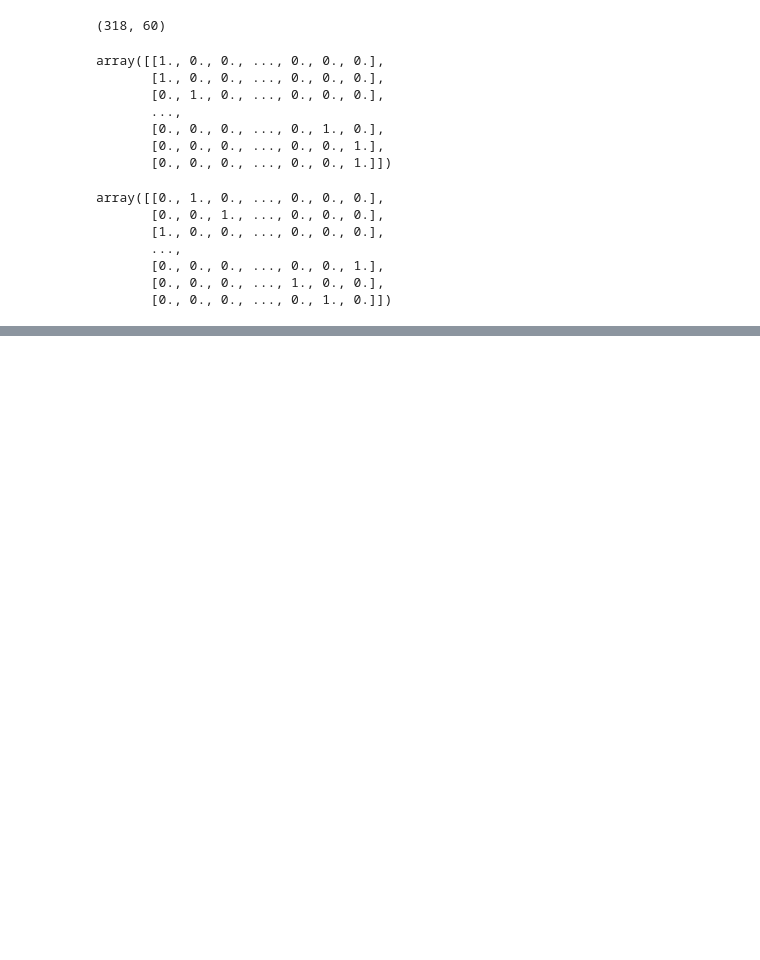
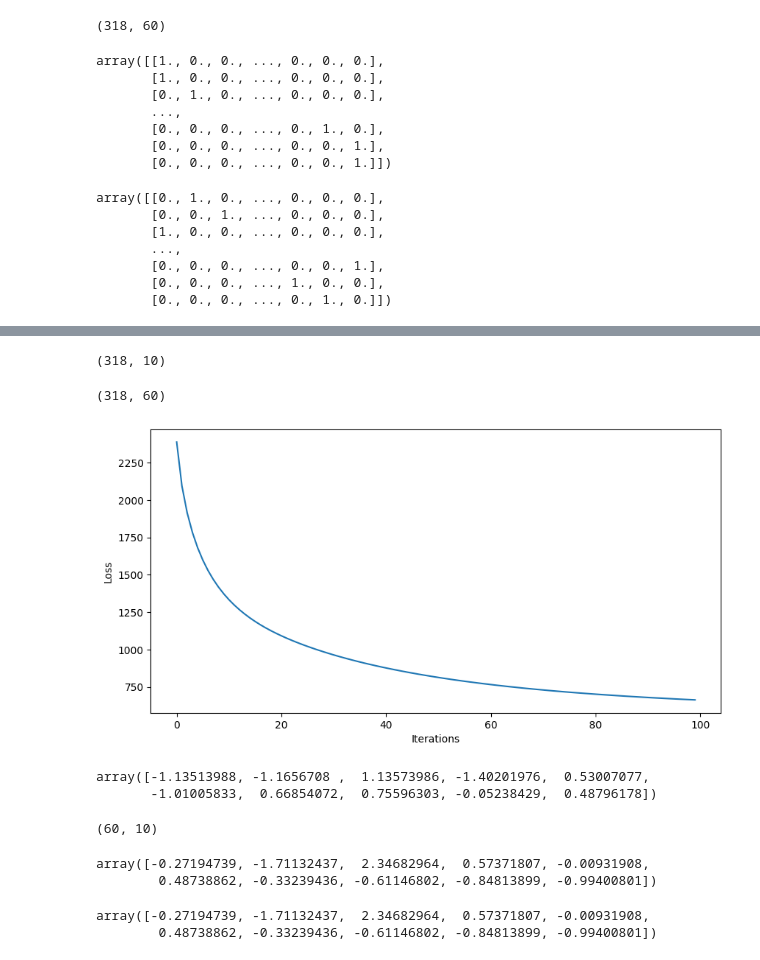
Before and after one commit to Arnava-03/word2vec_implementation, a Jupyter notebook: w2v_implementation.ipynb, the cells around one changed output, grey strips where cells are left out. Saved outputs shown, nothing was run; the diff lists cells and outputs as text; code cells hidden in the pictures; blank space fills up the shorter version.

Commit message:
Model training, similarity of embeddings

```diff
--- a/w2v_implementation.ipynb
+++ b/w2v_implementation.ipynb
@@ -145,0 +161,64 @@ array([[0., 1., 0., ..., 0., 0., 0.],
+# %%
+def forwardpass(model, X, return_cache = True):
+  w1, w2 = model['w1'], model['w2']
+  cache = {}
+  cache['a1'] = np.dot(X, w1)
+  cache['a2'] = np.dot(cache['a1'], w2)
+  cache['z'] = softmax(cache['a2'])
+  if not return_cache:
+    return cache['z']
+
+  return cache
+
+def softmax(X):
+  res = []
+  for x in X:
+    exp = np.exp(x)
+    res.append(exp / exp.sum())
+  return np.array(res)
+# %%
+np.dot(X, model['w1']).shape
+# %% [output]
+(318, 10)
+# %%
+np.dot(np.dot(X, model['w1']), model['w2']).shape
+# %% [output]
+(318, 60)
+# %%
+def backprop(X, y, model, alpha):
+  cache = forwardpass(model, X, return_cache=True)
+  w1, w2 = model['w1'], model['w2']
+  dz2 = cache['z'] - y
+  dw2 = np.dot(cache['a1'].T, dz2)
+  dz1 = np.dot(dz2, w2.T)
+  dw1 = np.dot(X.T, dz1)
+  model['w1'] -= alpha * dw1
+  model['w2'] -= alpha * dw2
+  return crossentropy(cache['z'], y)
+  # returning loss is useful to track progress of training
+
+def crossentropy(y_pred, y):
+  return -np.sum(np.log(y_pred)*y)
+# %%
+alpha = 0.01 #learning rate
+n_iter = 100
+loss = [backprop(X, y, model, alpha) for _ in range(n_iter)]
+# %%
+import matplotlib.pyplot as plt
+%matplotlib inline
+plt.figure(figsize = (10, 5))
+plt.plot(loss)
+plt.xlabel('Iterations')
+plt.ylabel('Loss')
+plt.show()
+# %% [output]
+[figure, added]
+# %%
+model['w1'][0]
+# %% [output]
+array([-1.13513988, -1.1656708 ,  1.13573986, -1.40201976,  0.53007077,
+       -1.01005833,  0.66854072,  0.75596303, -0.05238429,  0.48796178])
+# %%
+model['w1'].shape
+# %% [output]
+(60, 10)
@@ -145,0 +233,14 @@ array([[0., 1., 0., ..., 0., 0., 0.],
+# %%
+word = 'blood'
+get_embedding(model, word)
+# %% [output]
+array([-0.27194739, -1.71132437,  2.34682964,  0.57371807, -0.00931908,
+        0.48738862, -0.33239436, -0.61146802, -0.84813899, -0.99400801])
+# %%
+#another method to retrieve embeddings
+idx = word2idx[word]
+encode = one_hot_encode(idx, len(vocab))
+forwardpass(model, encode)['a1']
+# %% [output]
+array([-0.27194739, -1.71132437,  2.34682964,  0.57371807, -0.00931908,
+        0.48738862, -0.33239436, -0.61146802, -0.84813899, -0.99400801])
```
Also changed, not shown: parts of 17 cells of this notebook.
